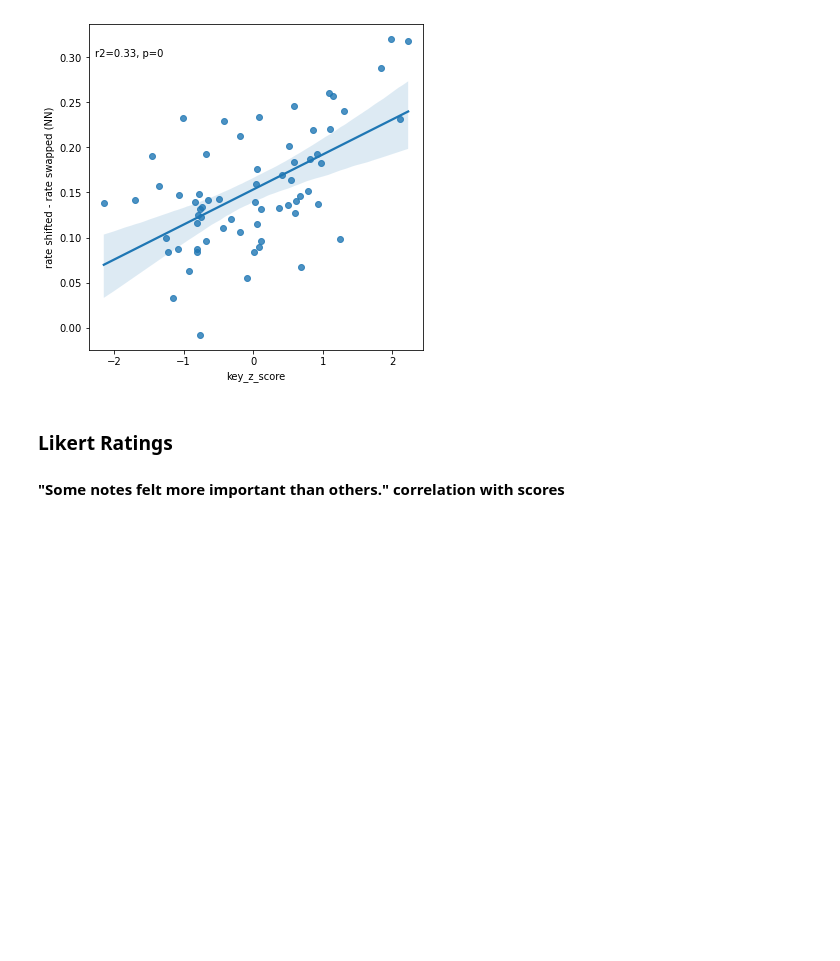
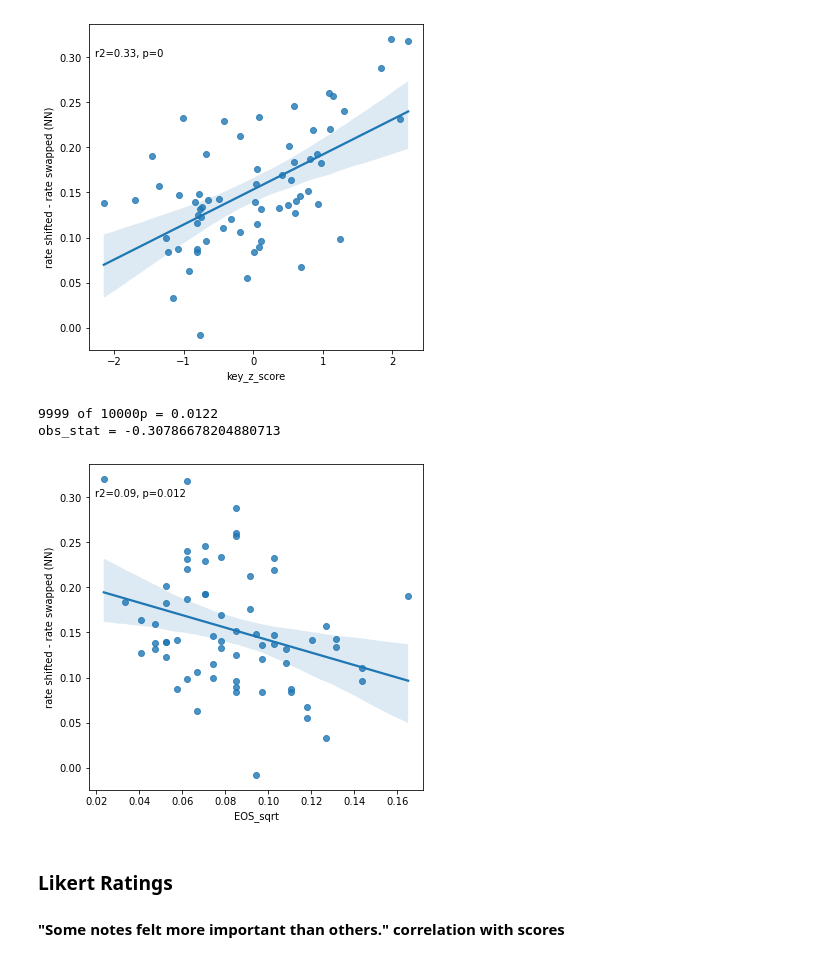
Before and after one commit to MichaelSel/Scale_paper, a Jupyter notebook: 3. Main Plotting.ipynb, the cells around one changed output. Cells and saved outputs as stored; diff of their text form; code cells hidden in the pictures; blank space fills up the shorter version.

```diff
--- a/3. Main Plotting.ipynb
+++ b/3. Main Plotting.ipynb
@@ -25,6 +25,7 @@ studyII_GL = pd.read_pickle(
 study_likert = pd.read_csv(Study_likert_paths.processed_dir + 'set_level_results.csv')
 
 ROOT_DIR = os.path.abspath(os.getcwd())  # This is where this file is
+studyII_GL['EOS_sqrt'] = studyII_GL['evenness_of_spread']**(1/2)
 # %% [markdown]
 ## Figure 1 - Study I - Rate of shifted and swapped across all melody lengths (ignoring neithers)
 # %%
@@ -84,6 +85,12 @@ correlation(dataset=studyII_GL, x='key_z_score', y='rate shifted - rate swapped
 9999 of 10000p = 0.0
 obs_stat = 0.5715047929806619
 [figure]
+# %%
+correlation(x="EOS_sqrt", normalize=False, diatonic="include", dataset=studyII_GL)
+# %% [output]
+9999 of 10000p = 0.0122
+obs_stat = -0.30786678204880713
+[figure, added]
 # %% [markdown]
 ### Likert Ratings
 #### "Some notes felt more important than others." correlation with scores
```
Also changed, not shown: parts of 4 cells of this notebook, 13 other files.
